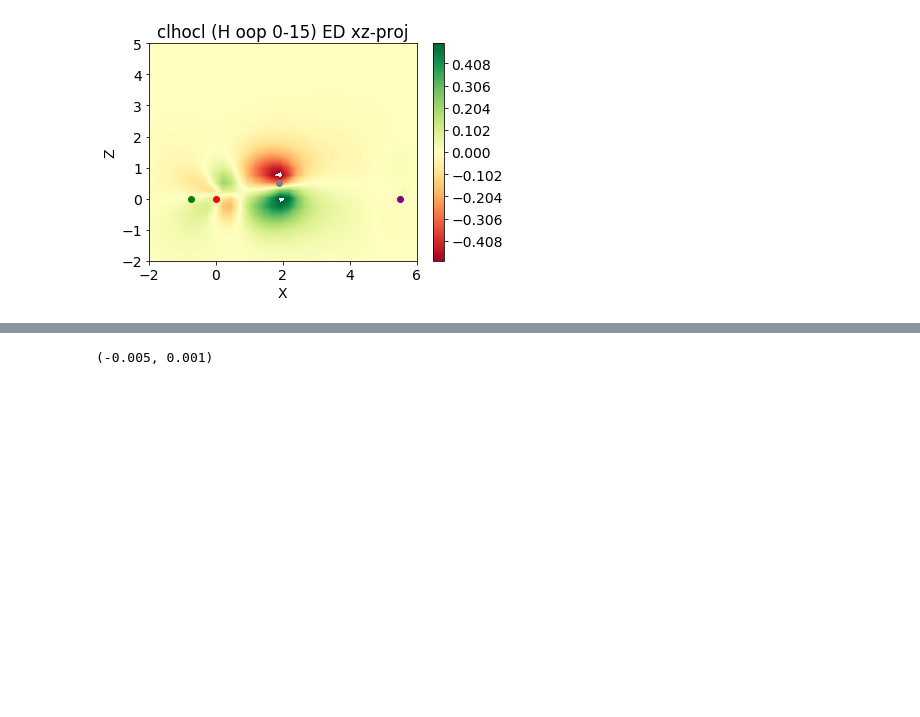
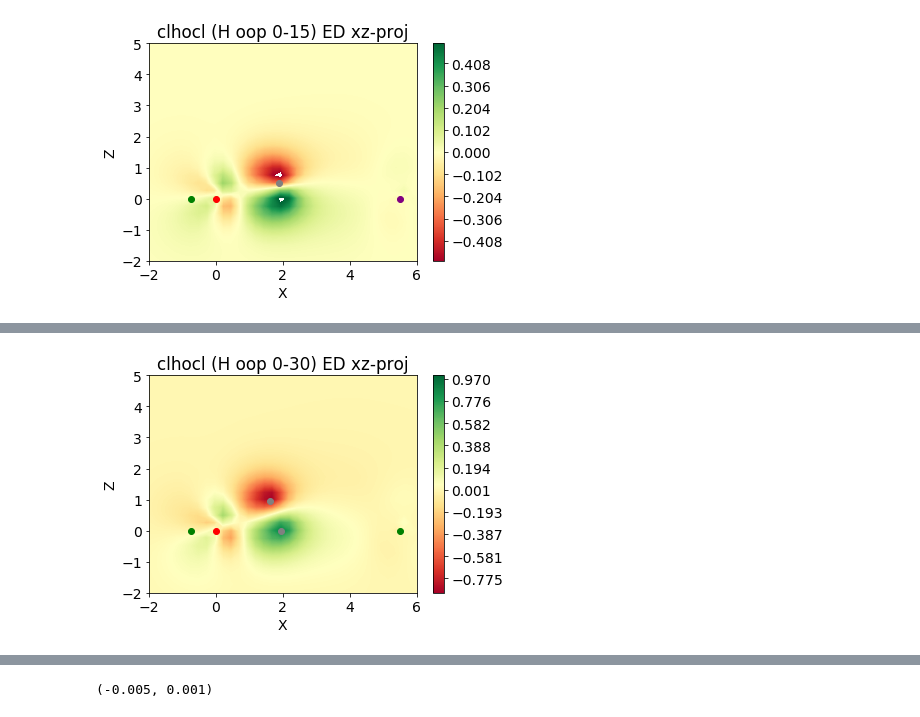
Before and after one commit to cgavinh/mccoy_hocl, a Jupyter notebook: ElectronDensity.ipynb, the cells around one changed output, grey strips where cells are left out. Cells and saved outputs as stored; diff of their text form; code cells hidden in the pictures; blank space fills up the shorter version.

```diff
--- a/ElectronDensity.ipynb
+++ b/ElectronDensity.ipynb
@@ -557,0 +507,36 @@ clhocl_0.density[:,
+# %%
+vmin=-0.9
+vmax=1
+levels=500
+level_boundaries = np.linspace(vmin, vmax, levels + 1)
+
+fig, ax = plt.subplots()
+CS = ax.contourf(clhocl_0.cdsX,
+                 clhocl_0.cdsZ,
+                 np.sum(clhocl_0.density - clhocl_30.density, axis=1).T,
+                 level_boundaries,
+                 #vmin=vmin,
+                 #vmax=vmax,
+                 cmap=cm.get_cmap('RdYlGn'))
+"""C = ax.contour(clhocl_15.cdsX,
+               clhocl_15.cdsY,
+               (clhocl_0.density-clhocl_15.density)[:,:,33].T + (clhocl_0.density-clhocl_15.density)[:,:,34].T,
+               colors='k')"""
+fig.colorbar(CS)
+ax.scatter(clhocl_0.atmAr[:,0][0], clhocl_0.atmAr[:,2][0], color='red')
+ax.scatter(clhocl_0.atmAr[:,0][1], clhocl_0.atmAr[:,2][1], color='green')
+ax.scatter(clhocl_0.atmAr[:,0][2], clhocl_0.atmAr[:,2][2], color='green')
+ax.scatter(clhocl_0.atmAr[:,0][3], clhocl_0.atmAr[:,2][3], color='gray')
+ax.scatter(clhocl_30.atmAr[:,0][3], clhocl_30.atmAr[:,2][3], color='gray')
+ax.set_xlim(-2,6)
+ax.set_ylim(-2,5)
+ax.set_xlabel("X")
+ax.set_ylabel("Z")
+#ax.clabel(CS, inline=True, fontsize=10)
+#ax.set_title('Simplest default with labels')
+#CS.colorbar()
+plt.title("clhocl (H oop 0-30) ED xz-proj")
+plt.savefig('temp/clhocl_Hoop_0-30_xzProj.png')
+plt.show()
+# %% [output]
+[figure, added]
```
Also changed, not shown: parts of 28 cells of this notebook, 1 other file.
